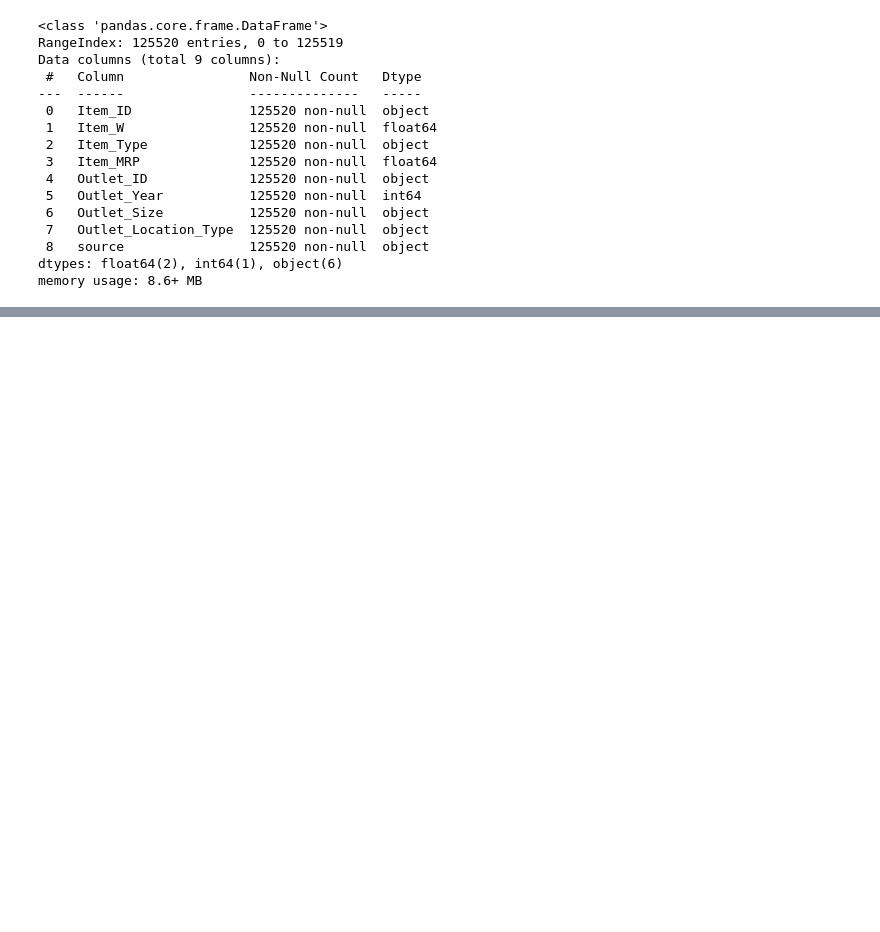
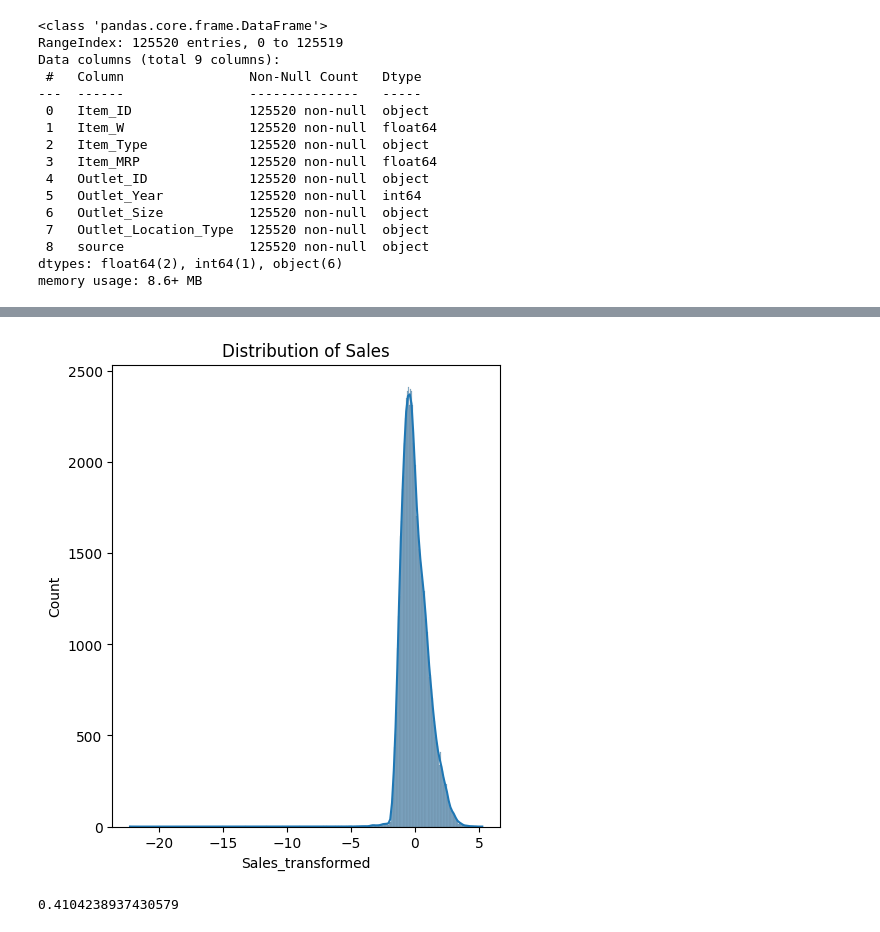
Before and after one commit to riwaz-joshi08/Supermarket_Data_Analysis, a Jupyter notebook: Supermarket_Data_Analysis.ipynb, the cells around one changed output, grey strips where cells are left out. Drawn from its saved outputs; the diff is of its cells as text; code cells hidden in the pictures; blank space fills up the shorter version.

```diff
--- a/Supermarket_Data_Analysis.ipynb
+++ b/Supermarket_Data_Analysis.ipynb
@@ -115,0 +217,11 @@ categorical_columns=combined.select_dtypes(exclude=['int','float','number'])
+# %%
+plt.figure(figsize=(5,6))
+sns.histplot(train_cleaned['Sales_transformed'], kde=True)
+plt.title(f'Distribution of {col}')
+plt.show()
+# %% [output]
+[figure, added]
+# %%
+print(skew(train_cleaned['Sales_transformed']))
+# %% [output]
+0.4104238937430579
```
Also changed, not shown: parts of 26 cells of this notebook.
